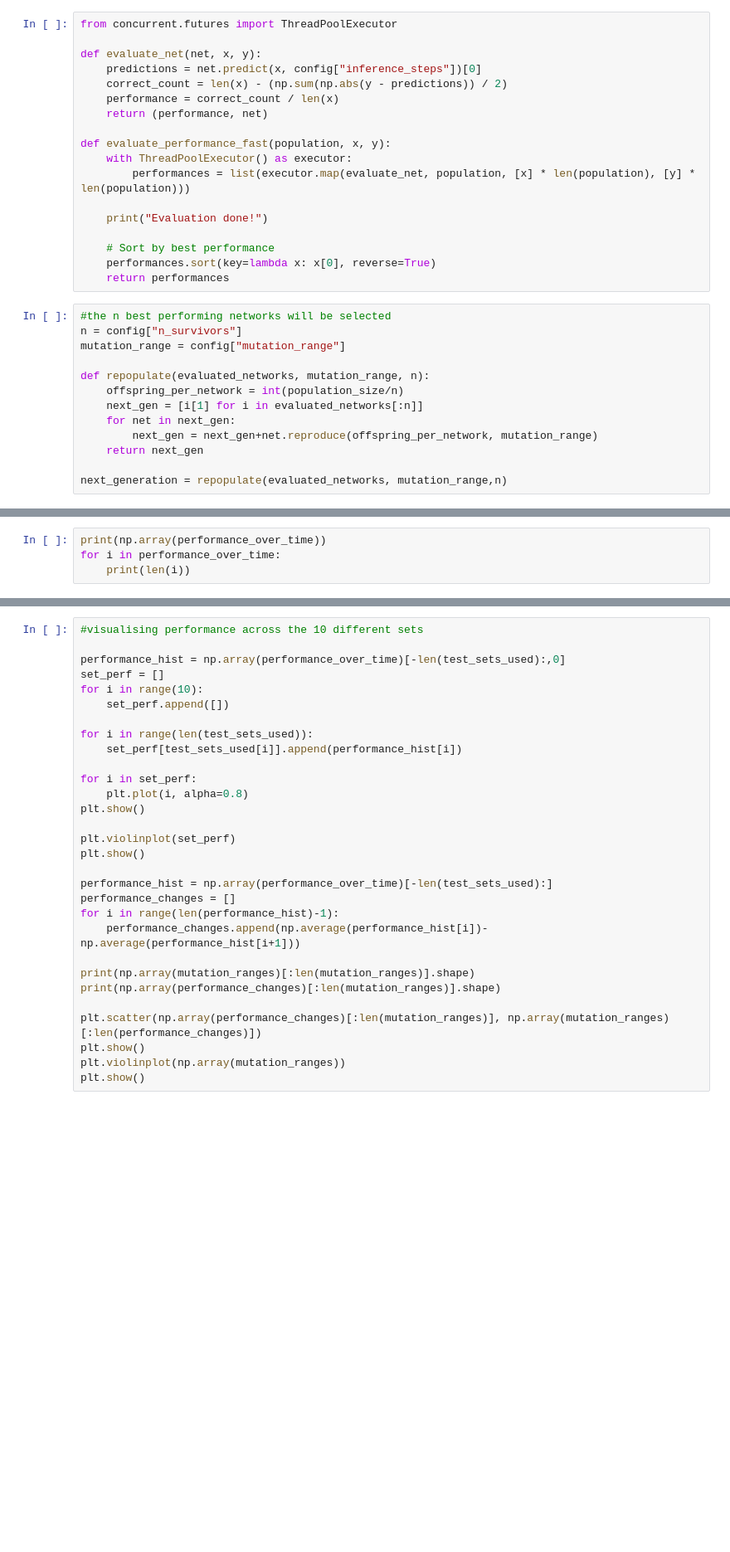
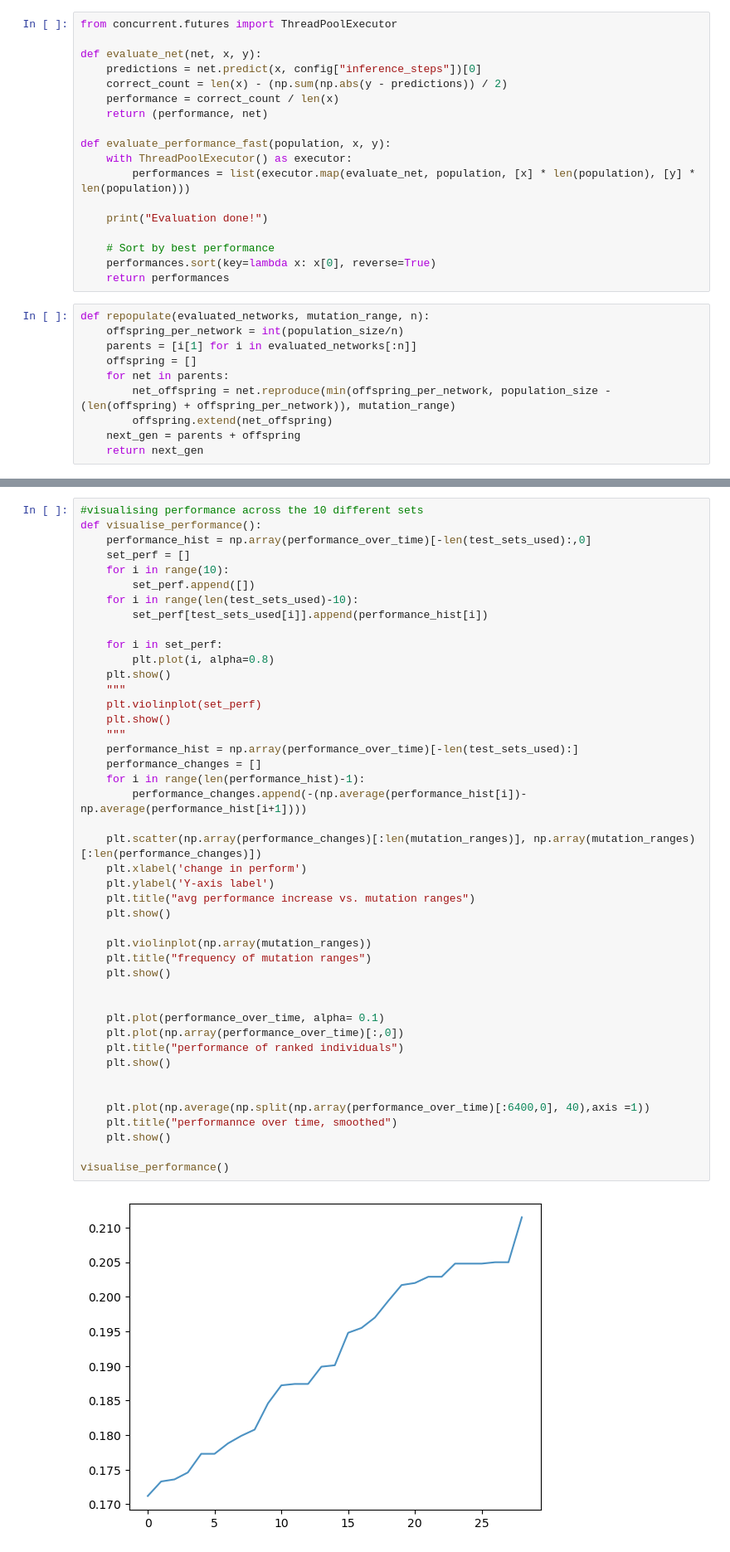
Before and after one commit to HannesThurnherr/Bachelor_Thesis, a Jupyter notebook: grid search of nlnn optimisation.ipynb, the cells around one changed output, grey strips where cells are left out. Shown at 83% size. Drawn from its saved outputs; the diff is of its cells as text; blank space fills up the shorter version.

```diff
--- a/grid search of nlnn optimisation.ipynb
+++ b/grid search of nlnn optimisation.ipynb
@@ -234,17 +221,14 @@ def evaluate_performance_fast(population, x, y):
     performances.sort(key=lambda x: x[0], reverse=True)
     return performances
 # %%
-#the n best performing networks will be selected
-n = config["n_survivors"]
-mutation_range = config["mutation_range"]
-
 def repopulate(evaluated_networks, mutation_range, n):
     offspring_per_network = int(population_size/n)
-    next_gen = [i[1] for i in evaluated_networks[:n]]
-    for net in next_gen:
-        next_gen = next_gen+net.reproduce(offspring_per_network, mutation_range)
+    parents = [i[1] for i in evaluated_networks[:n]]
+    offspring = []
+    for net in parents:
+        net_offspring = net.reproduce(min(offspring_per_network, population_size - (len(offspring) + offspring_per_network)), mutation_range)
+        offspring.extend(net_offspring)
+    next_gen = parents + offspring
     return next_gen
-
-next_generation = repopulate(evaluated_networks, mutation_range,n)
 # %%
 performance_over_time = []
@@ -254,4 +236,0 @@ mutation_ranges = []
-# %%
-print(np.array(performance_over_time))
-for i in performance_over_time:
-    print(len(i))
@@ -307,30 +283,46 @@ ValueError: setting an array element with a sequence.
 # %%
 #visualising performance across the 10 different sets
+def visualise_performance():
+    performance_hist = np.array(performance_over_time)[-len(test_sets_used):,0]
+    set_perf = []
+    for i in range(10):
+        set_perf.append([])
+    for i in range(len(test_sets_used)-10):
+        set_perf[test_sets_used[i]].append(performance_hist[i])
 
-performance_hist = np.array(performance_over_time)[-len(test_sets_used):,0]
-set_perf = []
-for i in range(10):
-    set_perf.append([])
+    for i in set_perf:
+        plt.plot(i, alpha=0.8)
+    plt.show()
+    """
+    plt.violinplot(set_perf)
+    plt.show()
+    """
+    performance_hist = np.array(performance_over_time)[-len(test_sets_used):]
+    performance_changes = []
+    for i in range(len(performance_hist)-1):
+        performance_changes.append(-(np.average(performance_hist[i])-np.average(performance_hist[i+1])))
 
-for i in range(len(test_sets_used)):
-    set_perf[test_sets_used[i]].append(performance_hist[i])
+    plt.scatter(np.array(performance_changes)[:len(mutation_ranges)], np.array(mutation_ranges)[:len(performance_changes)])
+    plt.xlabel('change in perform')
+    plt.ylabel('Y-axis label')
+    plt.title("avg performance increase vs. mutation ranges")
+    plt.show()
 
-for i in set_perf:
-    plt.plot(i, alpha=0.8)
-plt.show()
+    plt.violinplot(np.array(mutation_ranges))
+    plt.title("frequency of mutation ranges")
+    plt.show()
 
-plt.violinplot(set_perf)
-plt.show()
 
-performance_hist = np.array(performance_over_time)[-len(test_sets_used):]
-performance_changes = []
-for i in range(len(performance_hist)-1):
-    performance_changes.append(np.average(performance_hist[i])-np.average(performance_hist[i+1]))
+    plt.plot(performance_over_time, alpha= 0.1)
+    plt.plot(np.array(performance_over_time)[:,0])
+    plt.title("performance of ranked individuals")
+    plt.show()
 
-print(np.array(mutation_ranges)[:len(mutation_ranges)].shape)
-print(np.array(performance_changes)[:len(mutation_ranges)].shape)
 
-plt.scatter(np.array(performance_changes)[:len(mutation_ranges)], np.array(mutation_ranges)[:len(performance_changes)])
-plt.show()
-plt.violinplot(np.array(mutation_ranges))
-plt.show()
+    plt.plot(np.average(np.split(np.array(performance_over_time)[:6400,0], 40),axis =1))
+    plt.title("performannce over time, smoothed")
+    plt.show()
+
+visualise_performance()
+# %% [output]
+[figure, added]
```
Also changed, not shown: parts of 26 cells of this notebook, 25 other files.
